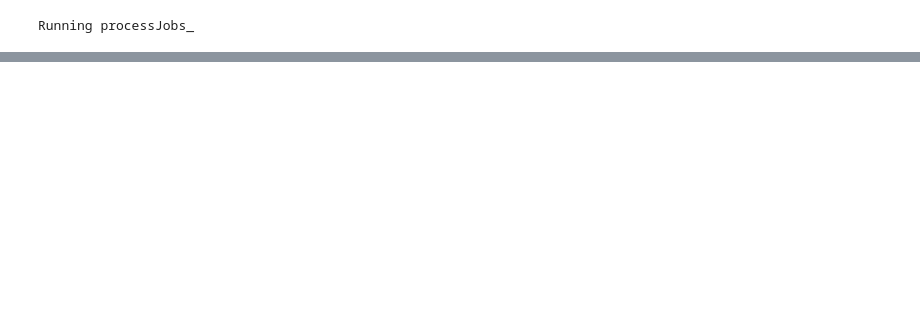
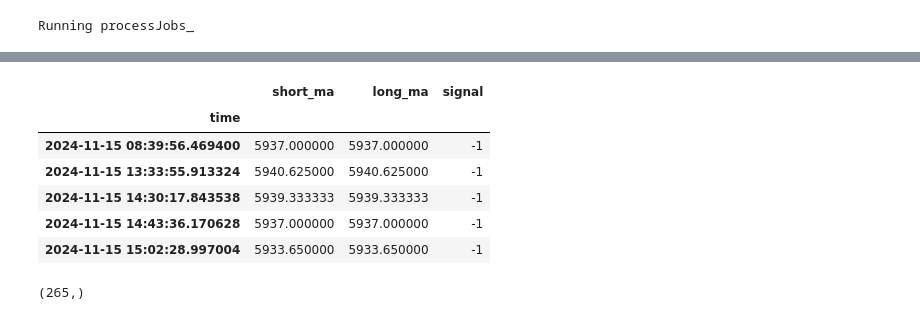
Before and after one commit to slothkins/AFML, a Jupyter notebook: AFML me.ipynb, the cells around one changed output, grey strips where cells are left out. Cells and saved outputs as stored; diff of their text form; code cells hidden in the pictures; blank space fills up the shorter version.

```diff
--- a/AFML me.ipynb
+++ b/AFML me.ipynb
@@ -77,6 +102,20 @@ post_drop_bins=dropLabels(bins)
 # Define moving average windows
 short_window = 50  # e.g., 50 periods
 long_window = 200  # e.g., 200 periods
+# %%
+# create events where the moving averages cross over
+events=my_afml.movingAverageCrossover(volume_bars_df.close,short_window,long_window)
+events.head()
+# %% [output]
+|  | short_ma | long_ma | signal |
+| time |  |  |  |
+| 2024-11-15 08:39:56.469400 | 5937.000000 | 5937.000000 | -1 |
+| 2024-11-15 13:33:55.913324 | 5940.625000 | 5940.625000 | -1 |
+| 2024-11-15 14:30:17.843538 | 5939.333333 | 5939.333333 | -1 |
+| 2024-11-15 14:43:36.170628 | 5937.000000 | 5937.000000 | -1 |
+| 2024-11-15 15:02:28.997004 | 5933.650000 | 5933.650000 | -1 |
 # %%
-events=my_afml.movingAverageCrossover(volume_bars_df.close,short_window,long_window)
+volume_bars_df.close.shape
+# %% [output]
+(265,)
 # %%
```
Also changed, not shown: parts of 21 cells of this notebook, 1 other file.
